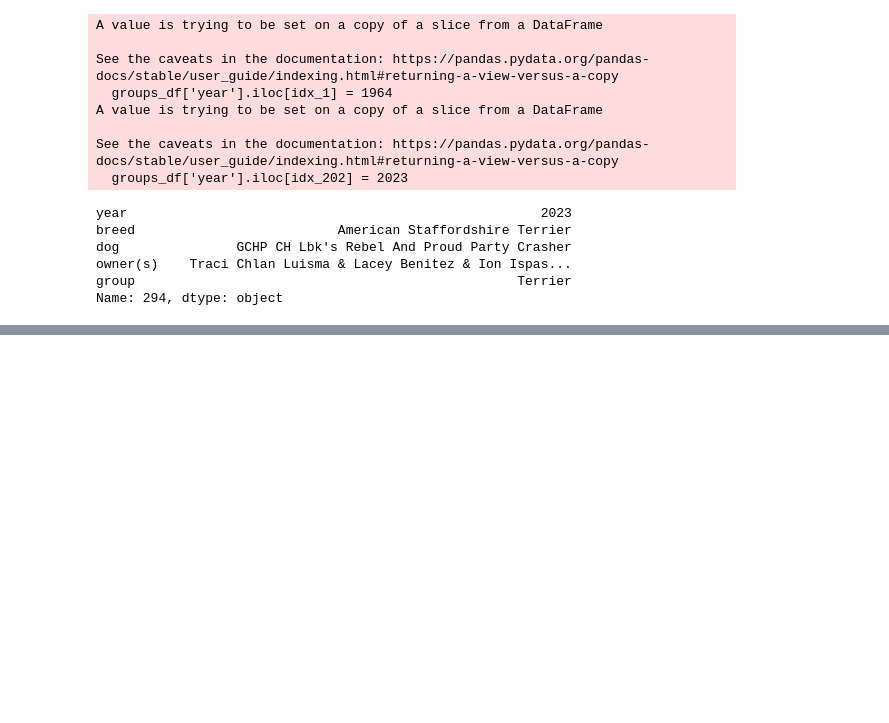
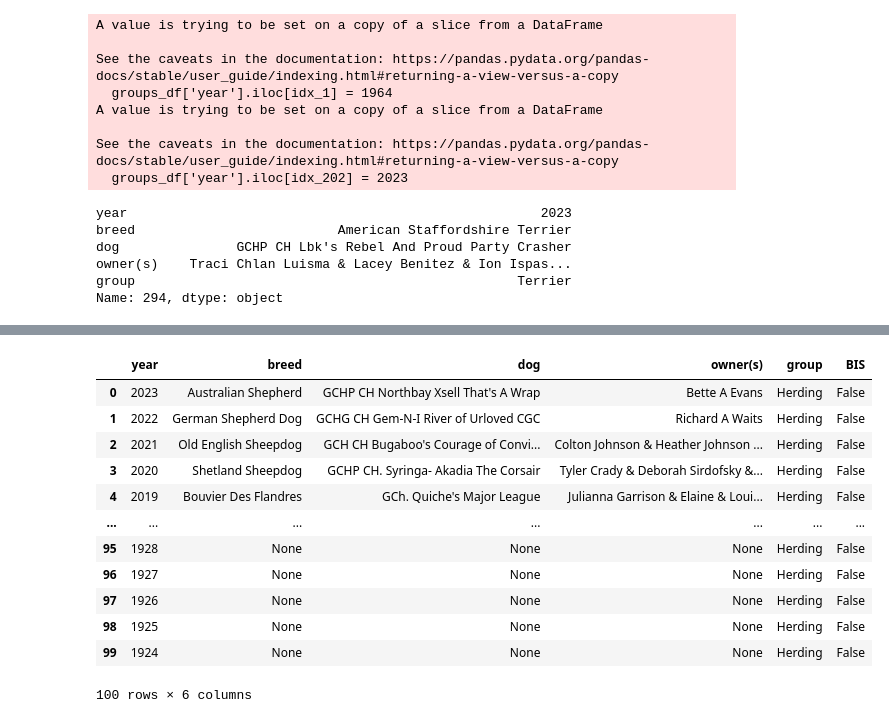
Before and after one commit to freudiandrip/WKC, a Jupyter notebook: WKC_merged.ipynb, the cells around one changed output, grey strips where cells are left out. Cells and saved outputs as stored; diff of their text form; code cells hidden in the pictures; blank space fills up the shorter version.

```diff
--- a/WKC_merged.ipynb
+++ b/WKC_merged.ipynb
@@ -74,0 +161,45 @@ BIS_sliced.head()
+# %%
+# uneven groupings for hound + herding
+## --> split, resize consistently for 1924-2023, merge
+splice_df = merged_df.copy()
+
+hound_df = splice_df[splice_df['group'] == 'Hound'].reset_index(drop=True)
+herding_df = splice_df[splice_df['group'] == 'Herding'].reset_index(drop=True)
+# %%
+def concat_df(df):
+    min = df.year.min()
+    years = np.flip(np.arange(1924, min))
+    length = min - 1924
+
+    new_df = pd.DataFrame(years, columns=['year'])
+    new_df[['breed', 'dog', 'owner(s)']] = "None"
+
+    if "Herding" in df['group'].values:
+        new_df['group'] = 'Herding'
+
+    elif "Hound" in df['group'].values:
+        new_df['group'] = 'Hound'
+
+    new_df['BIS'] = False
+
+    combined = pd.concat([df, new_df]).reset_index(drop=True)
+    return combined
+# %%
+combined_hound = concat_df(hound_df)
+combined_herding = concat_df(herding_df)
+
+combined_herding
+# %% [output]
+|  | year | breed | dog | owner(s) | group | BIS |
+| 0 | 2023 | Australian Shepherd | GCHP CH Northbay Xsell That's A Wrap | Bette A Evans | Herding | False |
+| 1 | 2022 | German Shepherd Dog | GCHG CH Gem-N-I River of Urloved CGC | Richard A Waits | Herding | False |
+| 2 | 2021 | Old English Sheepdog | GCH CH Bugaboo's Courage of Convi... | Colton Johnson & Heather Johnson ... | Herding | False |
+| 3 | 2020 | Shetland Sheepdog | GCHP CH. Syringa- Akadia The Corsair | Tyler Crady & Deborah Sirdofsky &... | Herding | False |
+| 4 | 2019 | Bouvier Des Flandres | GCh. Quiche's Major League | Julianna Garrison & Elaine & Loui... | Herding | False |
+| ... | ... | ... | ... | ... | ... | ... |
+| 95 | 1928 | None | None | None | Herding | False |
+| 96 | 1927 | None | None | None | Herding | False |
+| 97 | 1926 | None | None | None | Herding | False |
+| 98 | 1925 | None | None | None | Herding | False |
+| 99 | 1924 | None | None | None | Herding | False |
+100 rows × 6 columns
```
Also changed, not shown: parts of 13 cells of this notebook, 3 other files.
